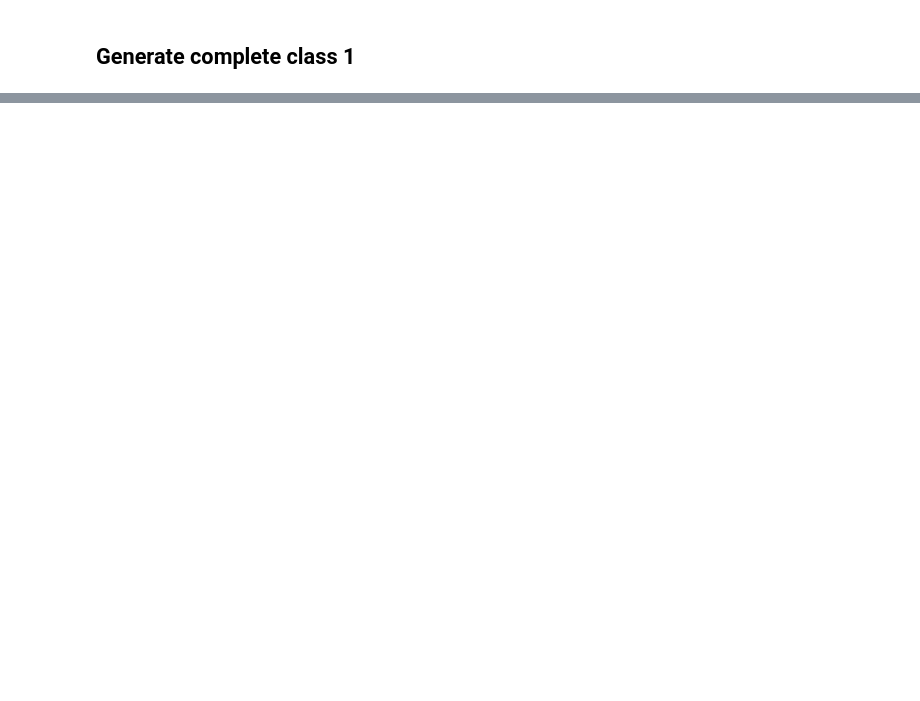
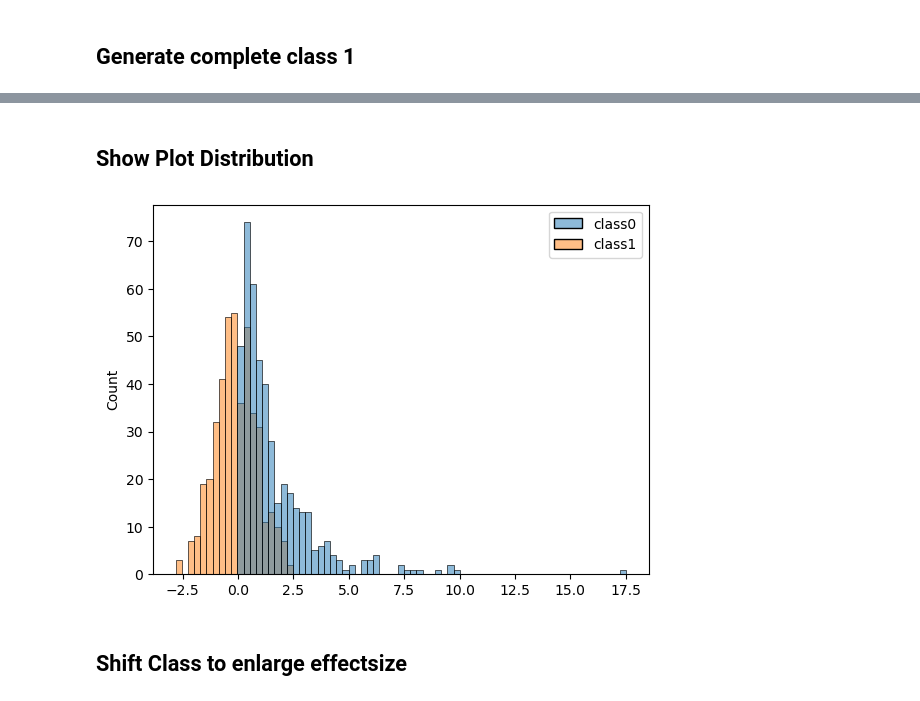
Before and after one commit to sigrun-may/artificial-data-generator, a Jupyter notebook: artificial_data_generator/artificial_data_generator_example2.ipynb, the cells around one changed output, grey strips where cells are left out. Drawn from its saved outputs; the diff is of its cells as text; code cells hidden in the pictures; blank space fills up the shorter version.

```diff
--- a/artificial_data_generator/artificial_data_generator_example2.ipynb
+++ b/artificial_data_generator/artificial_data_generator_example2.ipynb
@@ -170,0 +117,10 @@ separated_artificial_data_df.to_csv(
+# %% [markdown]
+## Show Plot Distribution
+# %%
+artificial_data_generator_tools.plot_distributions_of_all_classes(
+    [log_normal_distributed_class1_data_array, class2_data_array]
+)
+# %% [output]
+[figure, added]
+# %% [markdown]
+## Shift Class to enlarge effectsize
```
Also changed, not shown: parts of 51 cells of this notebook, 1 other file.
